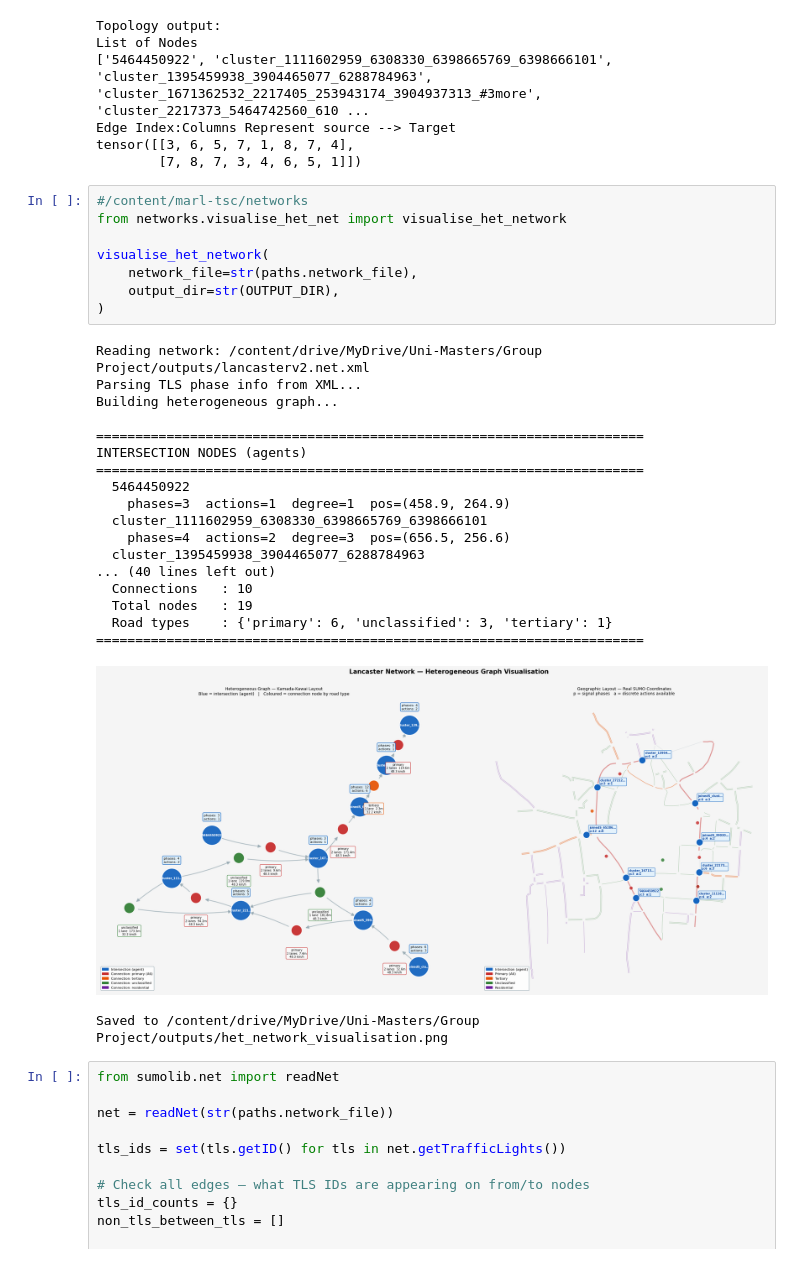
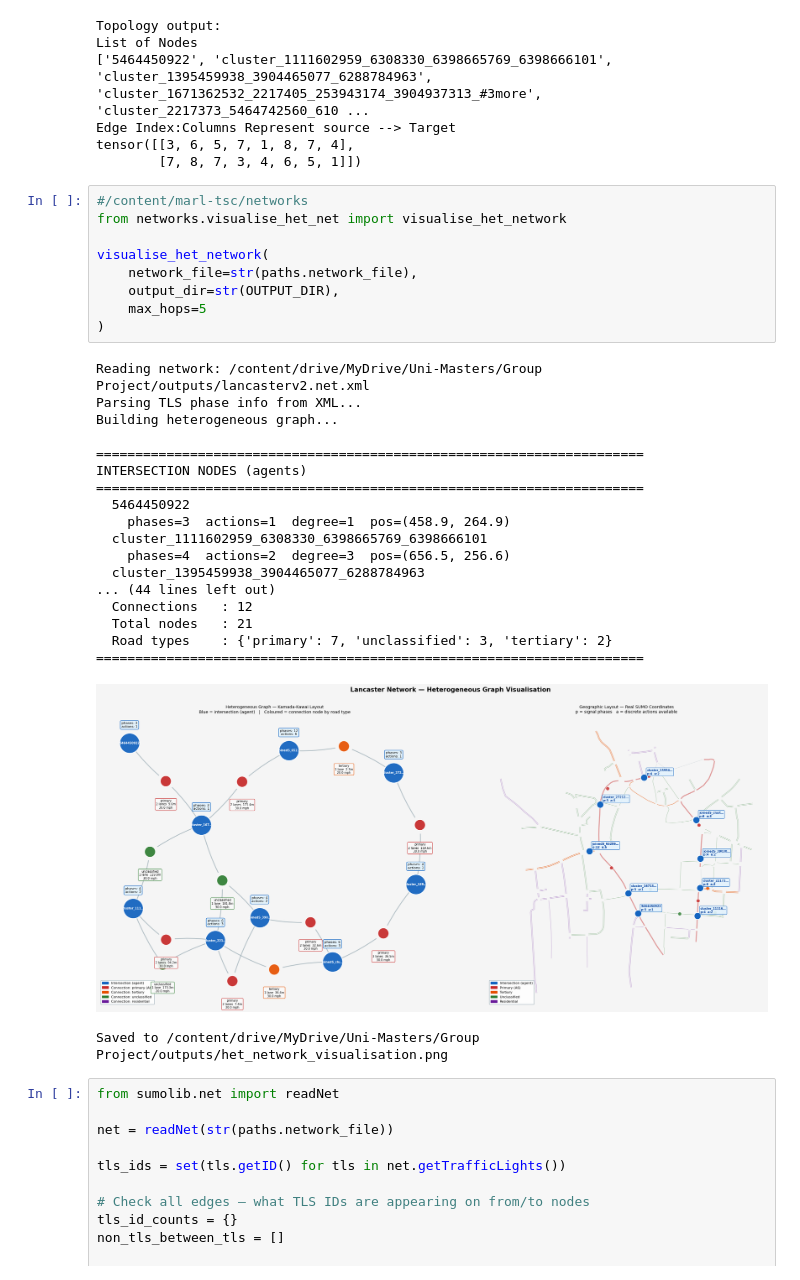
Before and after one commit to abergh18/marl-tsc, a Jupyter notebook: notebooks/het_graph_test_flow.ipynb, the cells around one changed output. Saved outputs shown, nothing was run; the diff lists cells and outputs as text.

```diff
--- a/notebooks/het_graph_test_flow.ipynb
+++ b/notebooks/het_graph_test_flow.ipynb
@@ -440,30 +440,31 @@ tensor([[3, 6, 5, 7, 1, 8, 7, 4],
 # %%
 #/content/marl-tsc/networks
 from networks.visualise_het_net import visualise_het_network
 
 visualise_het_network(
     network_file=str(paths.network_file),
     output_dir=str(OUTPUT_DIR),
+    max_hops=5
 )
 # %% [output]
 Reading network: /content/drive/MyDrive/Uni-Masters/Group Project/outputs/lancasterv2.net.xml
 Parsing TLS phase info from XML...
 Building heterogeneous graph...
 
 ======================================================================
 INTERSECTION NODES (agents)
 ======================================================================
   5464450922
     phases=3  actions=1  degree=1  pos=(458.9, 264.9)
   cluster_1111602959_6308330_6398665769_6398666101
     phases=4  actions=2  degree=3  pos=(656.5, 256.6)
   cluster_1395459938_3904465077_6288784963
-... (40 lines left out)
-  Connections   : 10
-  Total nodes   : 19
-  Road types    : {'primary': 6, 'unclassified': 3, 'tertiary': 1}
+... (44 lines left out)
+  Connections   : 12
+  Total nodes   : 21
+  Road types    : {'primary': 7, 'unclassified': 3, 'tertiary': 2}
 ======================================================================
-[figure, old version]
+[figure, new version]
 Saved to /content/drive/MyDrive/Uni-Masters/Group Project/outputs/het_network_visualisation.png
 # %%
 from sumolib.net import readNet
```
Also changed, not shown: parts of 9 cells of this notebook.
